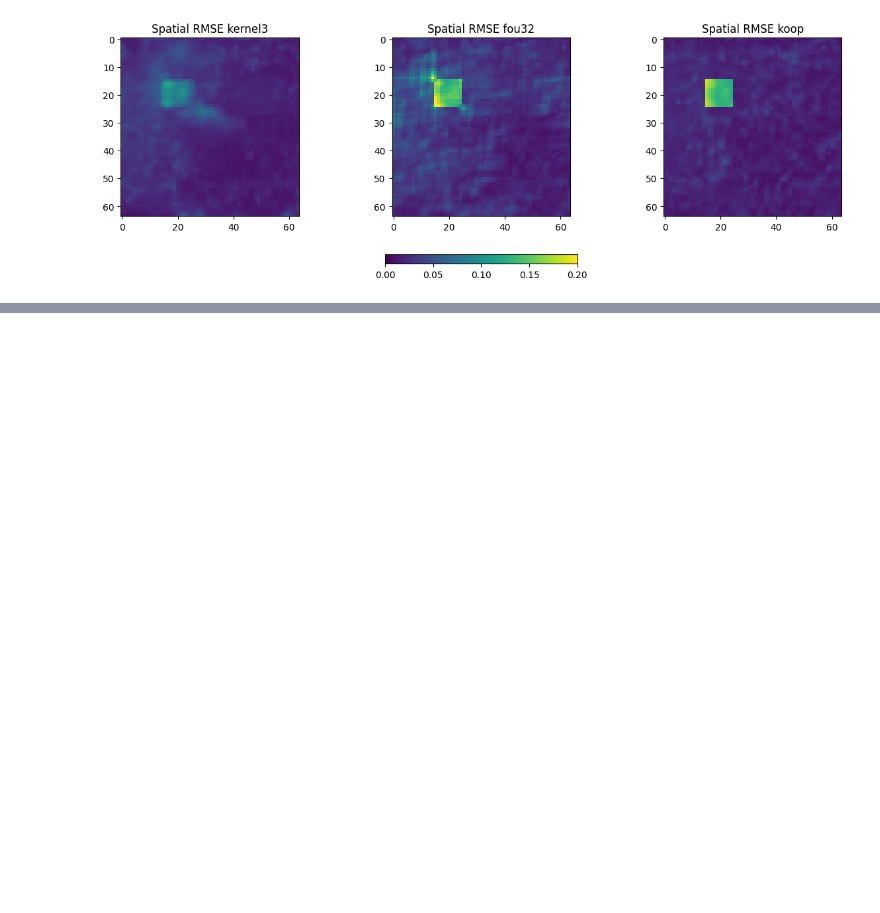
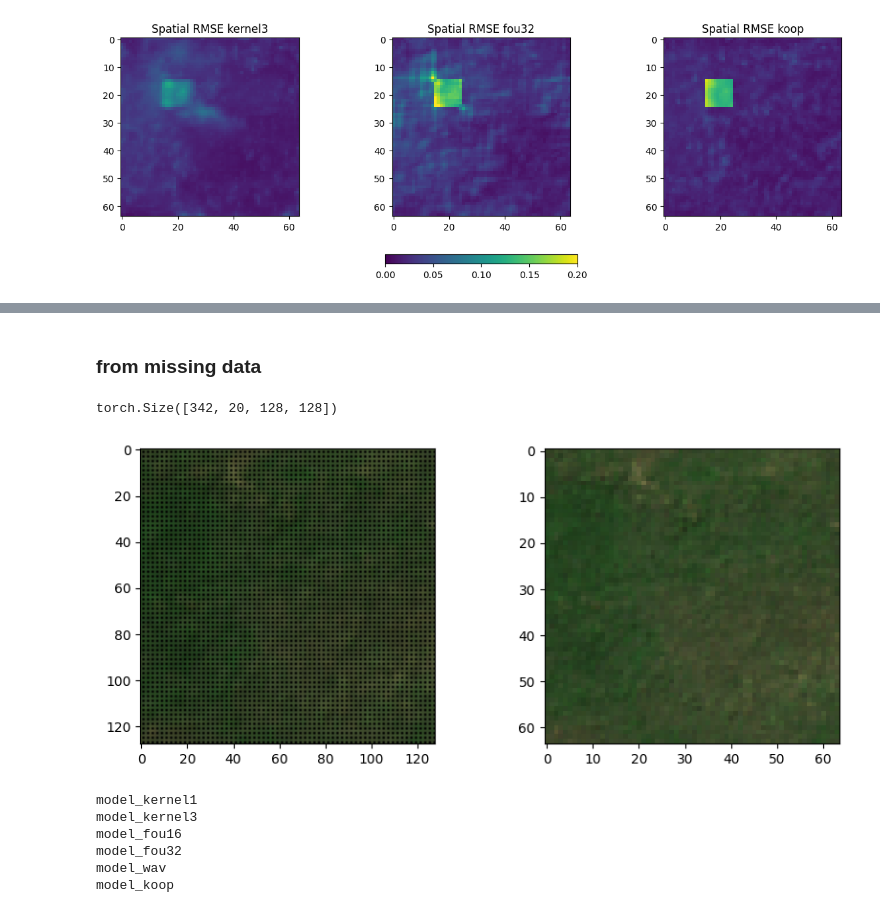
Before and after one commit to clemBrest/NO_Sentinel, a Jupyter notebook: experiments/Analysis/presentation0506.ipynb, the cells around one changed output, grey strips where cells are left out. Drawn from its saved outputs; the diff is of its cells as text; code cells hidden in the pictures; blank space fills up the shorter version.

```diff
--- a/experiments/Analysis/presentation0506.ipynb
+++ b/experiments/Analysis/presentation0506.ipynb
@@ -562,0 +660,62 @@ plt.show()
+# %% [markdown]
+### from missing data
+# %%
+sentinel_data_128_128.shape
+# %% [output]
+torch.Size([342, 20, 128, 128])
+# %%
+sentinel_data_128_128_missing = sentinel_data_128_128.clone()
+sentinel_data_128_128_missing[:,:,1::2,1::2] = 0
+koop_image0 = sentinel_data_128_128_missing[240].permute(1,2,0).reshape(-1,20)
+# %%
+fig, axs = plt.subplots(1, 2, figsize=(10, 4))
+
+# Display the first image
+axs[0].imshow(sentinel_data_128_128_missing[240,[2,1,0],:,:].permute(1,2,0).detach().cpu().numpy()*4)
+
+# Display the second image
+axs[1].imshow(sentinel_data[240,[2,1,0],:,:].permute(1,2,0).detach().cpu().numpy()*4)
+
+plt.show()
+# %% [output]
+[figure, added]
+# %%
+##################################################################
+#       Prediction
+##################################################################
+
+i_image0 = 240
+
+image0 = sentinel_data_128_128_missing[i_image0].unsqueeze(0).to(device)
+
+print('model_kernel1')
+out_kernel1,_ = model_kernel1(image0,sentinel_data_128_128_missing.shape[0]-i_image0)
+out_kernel1 = out_kernel1.squeeze(0)
+
+print('model_kernel3')
+out_kernel3,_ = model_kernel3(image0,sentinel_data_128_128_missing.shape[0]-i_image0)
+out_kernel3 = out_kernel3.squeeze(0)
+
+print('model_fou16')
+out_fou16,_ = model_fou16(image0,sentinel_data_128_128_missing.shape[0]-i_image0)
+out_fou16 = out_fou16.squeeze(0)
+
+print('model_fou32')
+out_fou32,_ = model_fou32(image0,sentinel_data_128_128_missing.shape[0]-i_image0)
+out_fou32 = out_fou32.squeeze(0)
+
+print('model_wav')
+# out_wav,_ = model_wav(image0,sentinel_data_128_128.shape[0]-i_image0)
+# out_wav = out_wav.squeeze(0)
+
+print('model_koop')
+out_koop,_ = model_koop(koop_image0,sentinel_data_128_128_missing.shape[0]-i_image0)
+out_koop = out_koop.squeeze(0)
+out_koop = out_koop.reshape(128,128,-1,20).permute(2,3,0,1)
+# %% [output]
+model_kernel1
+model_kernel3
+model_fou16
+model_fou32
+model_wav
+model_koop
```
Also changed, not shown: parts of 11 cells of this notebook, 5 other files.
